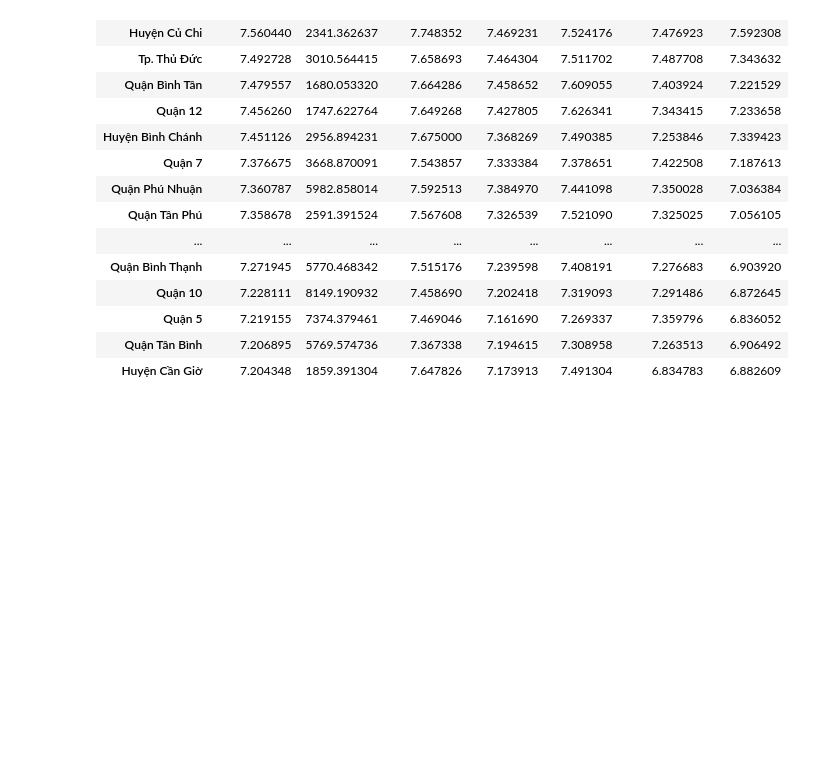
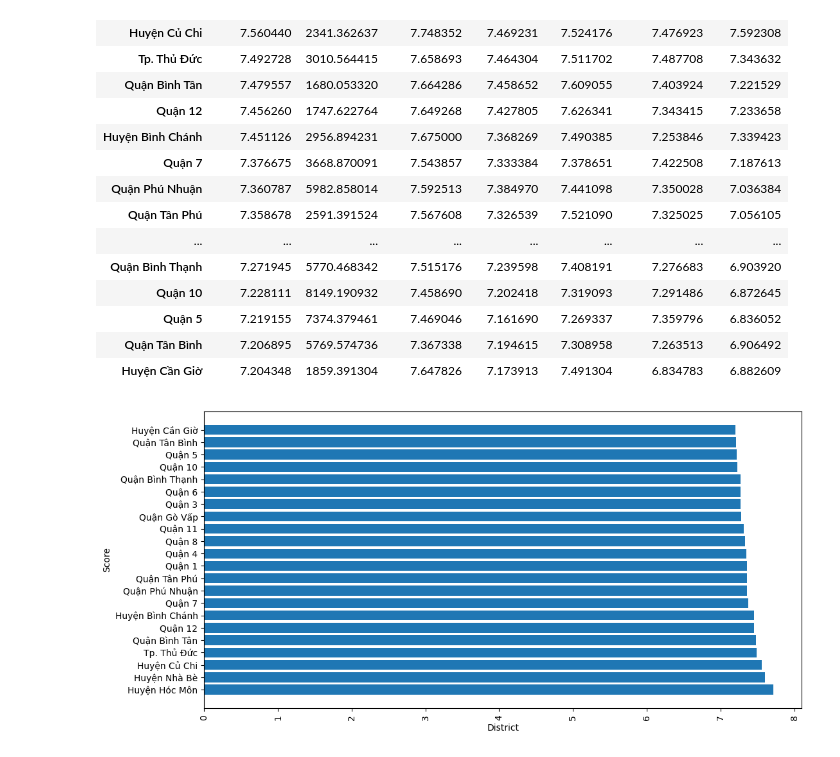
Before and after one commit to lcminhbu/UDPTDLTM, a Jupyter notebook: Analysis/Analysis_Duy.ipynb, the cells around one changed output. Saved outputs shown, nothing was run; the diff lists cells and outputs as text; code cells hidden in the pictures; blank space fills up the shorter version.

```diff
--- a/Analysis/Analysis_Duy.ipynb
+++ b/Analysis/Analysis_Duy.ipynb
@@ -277,7 +276,8 @@ Các quận có trên 1500 quán ăn là `Quận Phú Nhuận`, `Quận Tân Ph
 # %% [markdown]
 Sử dụng method `mean` và gom nhóm theo thuộc tính `district` để tính toán trung bình mỗi quận. Sau đó ta sử dụng `sort_values` để dễ dàng sắp xếp hơn.
 # %%
-df_2.groupby('district').mean().sort_values('average_score', ascending=False)
+df_3 = df_2.groupby('district').mean().sort_values('average_score', ascending=False)
+df_3
 # %% [output]
 |  | average_score | views | quality_score | serve_score | price_score | position_score | space_score |
 | district |  |  |  |  |  |  |  |
@@ -297,3 +297,12 @@ df_2.groupby('district').mean().sort_values('average_score', ascending=False)
 | Quận 5 | 7.219155 | 7374.379461 | 7.469046 | 7.161690 | 7.269337 | 7.359796 | 6.836052 |
 | Quận Tân Bình | 7.206895 | 5769.574736 | 7.367338 | 7.194615 | 7.308958 | 7.263513 | 6.906492 |
 | Huyện Cần Giờ | 7.204348 | 1859.391304 | 7.647826 | 7.173913 | 7.491304 | 6.834783 | 6.882609 |
+# %%
+plt.figure(figsize=(12, 6))
+plt.barh(df_3.index, df_3['average_score'])
+plt.xticks(rotation='vertical')
+plt.xlabel('District')
+plt.ylabel('Score')
+plt.show();
+# %% [output]
+[figure, added]
```
Also changed, not shown: parts of 1 cell of this notebook.
